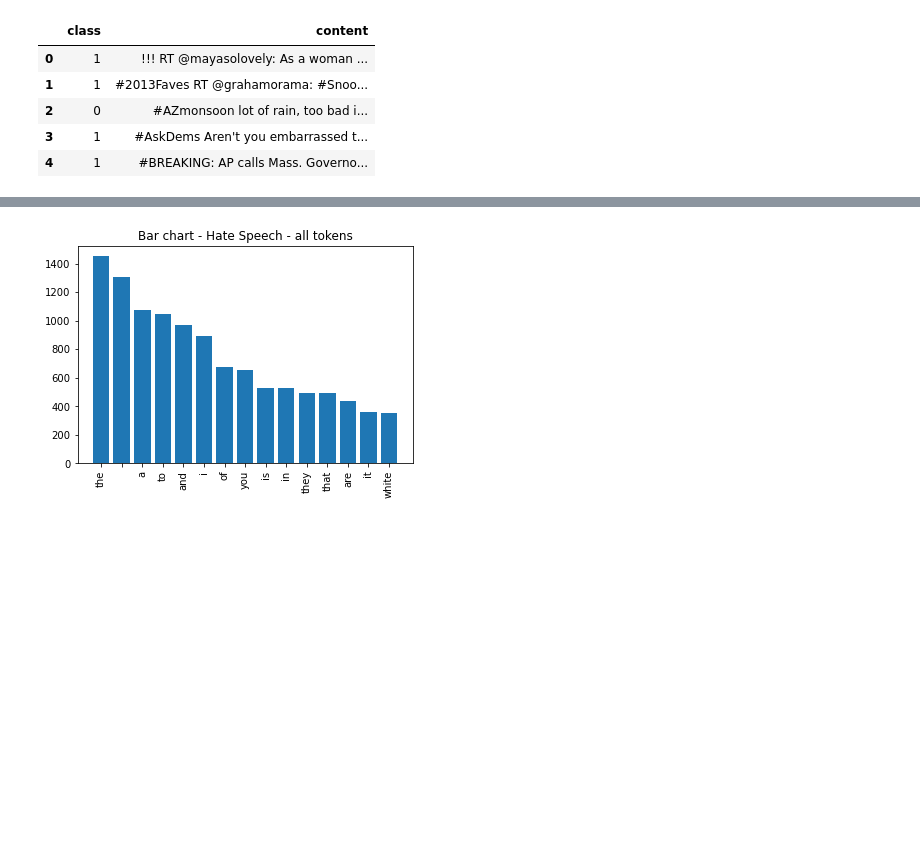
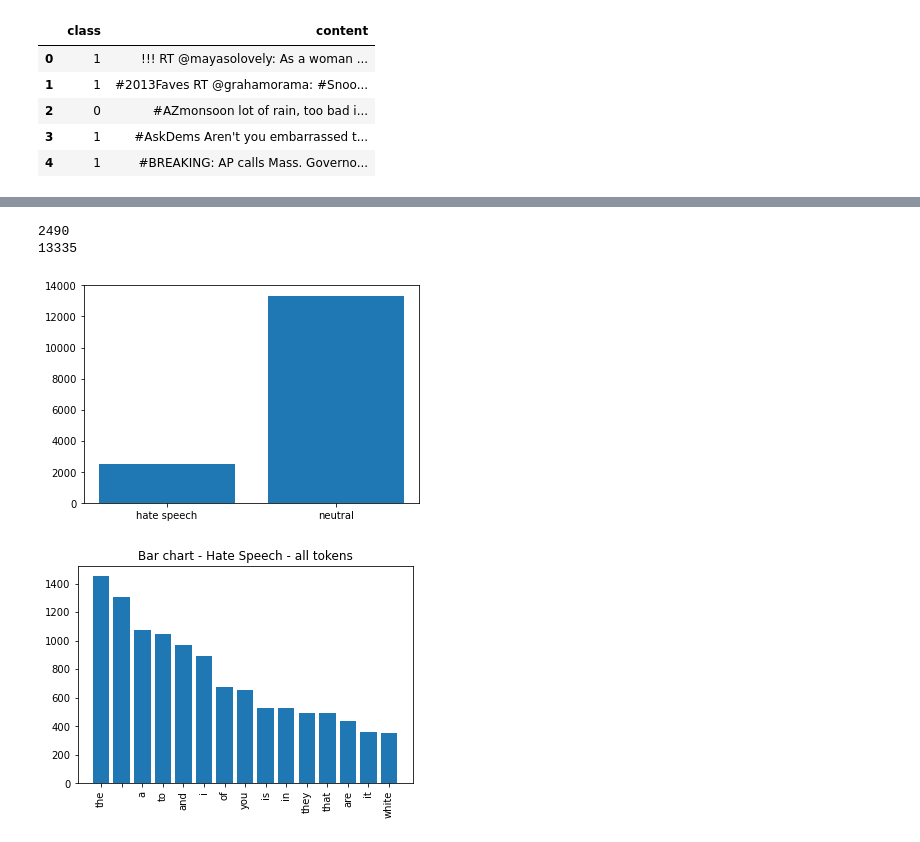
Before and after one commit to fidsusj/HateSpeechDetection, a Jupyter notebook: src/data_visualization.ipynb, the cells around one changed output, grey strips where cells are left out. Drawn from its saved outputs; the diff is of its cells as text; code cells hidden in the pictures; blank space fills up the shorter version.

```diff
--- a/src/data_visualization.ipynb
+++ b/src/data_visualization.ipynb
@@ -49,3 +58,16 @@ See the caveats in the documentation: https://pandas.pydata.org/pandas-docs/stab
+# %%
+print(len(hate_speech))
+print(len(non_hate_speech))
+
+x = ["hate speech", "neutral"]
+y = [len(hate_speech), len(non_hate_speech)]
+plt.bar([1, 2], y)
+plt.xticks([1, 2], x)
+plt.savefig("distribution")
+# %% [output]
+2490
+13335
+[figure, added]
 # %%
 def generate_barchart(datacolumn, n=15, title="Bar chart"):
     counter = Counter(datacolumn.explode())
```
Also changed, not shown: parts of 6 cells of this notebook.
